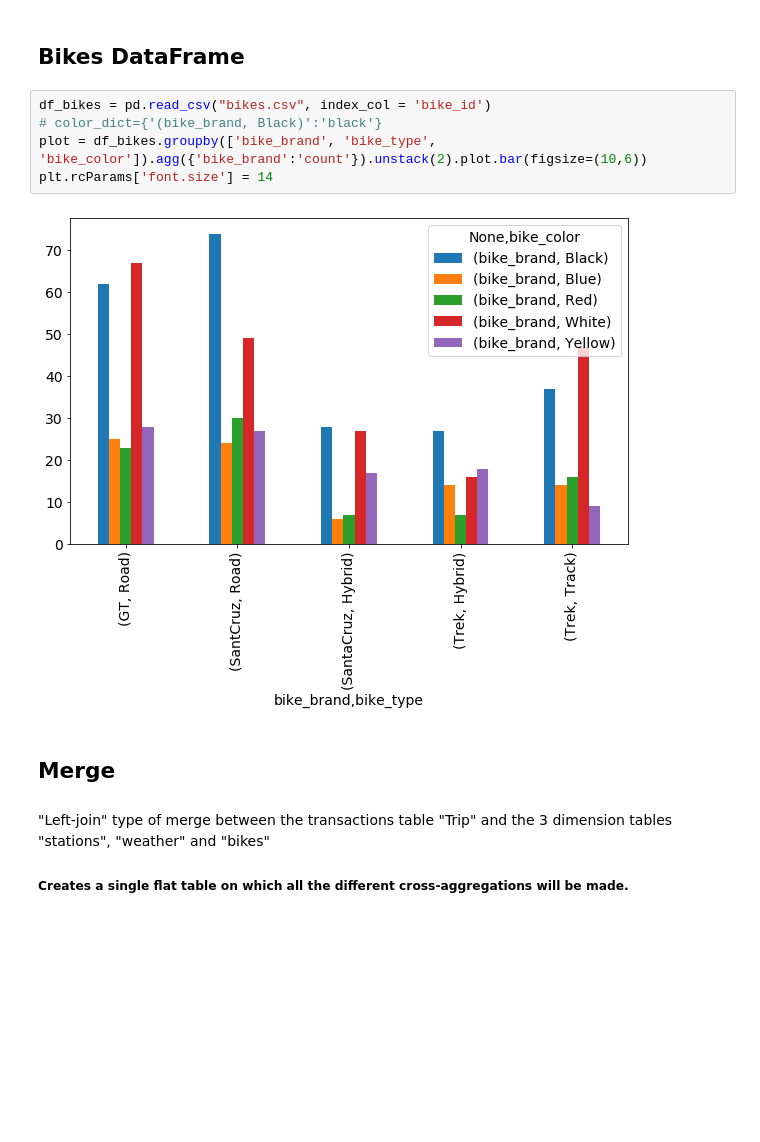
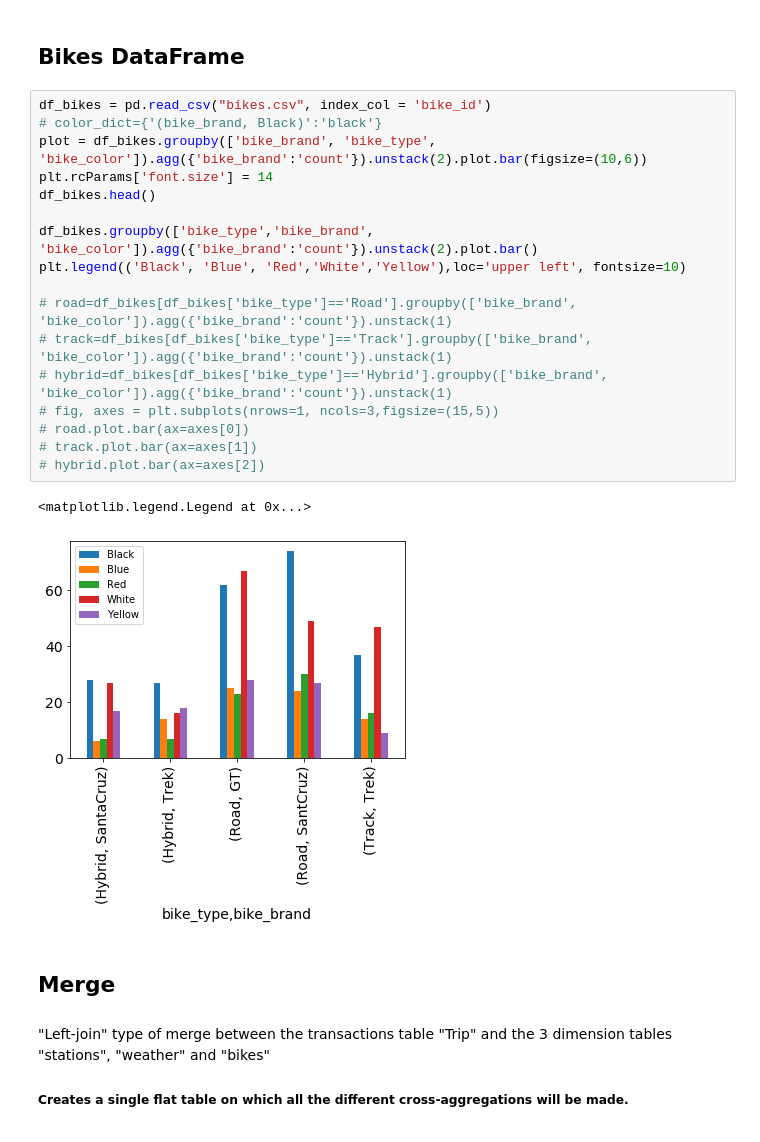
Before and after one commit to orbenishay/pandas-project, a Jupyter notebook: Bicycle_10.ipynb, the cells around one changed output. Saved outputs shown, nothing was run; the diff lists cells and outputs as text; blank space fills up the shorter version.

```diff
--- a/Bicycle_10.ipynb
+++ b/Bicycle_10.ipynb
@@ -132,13 +132,26 @@ plt.rcParams['font.size'] = 14
 [figure]
 # %% [markdown]
 ## Bikes DataFrame
-# %%
-df_bikes = pd.read_csv("bikes.csv", index_col = 'bike_id')
-# color_dict={'(bike_brand, Black)':'black'}
-plot = df_bikes.groupby(['bike_brand', 'bike_type', 'bike_color']).agg({'bike_brand':'count'}).unstack(2).plot.bar(figsize=(10,6))
-plt.rcParams['font.size'] = 14
-# %% [output]
-[figure, removed]
+# %%
+df_bikes = pd.read_csv("bikes.csv", index_col = 'bike_id')
+# color_dict={'(bike_brand, Black)':'black'}
+plot = df_bikes.groupby(['bike_brand', 'bike_type', 'bike_color']).agg({'bike_brand':'count'}).unstack(2).plot.bar(figsize=(10,6))
+plt.rcParams['font.size'] = 14
+df_bikes.head()
+
+df_bikes.groupby(['bike_type','bike_brand', 'bike_color']).agg({'bike_brand':'count'}).unstack(2).plot.bar()
+plt.legend(('Black', 'Blue', 'Red','White','Yellow'),loc='upper left', fontsize=10)
+
+# road=df_bikes[df_bikes['bike_type']=='Road'].groupby(['bike_brand', 'bike_color']).agg({'bike_brand':'count'}).unstack(1)
+# track=df_bikes[df_bikes['bike_type']=='Track'].groupby(['bike_brand', 'bike_color']).agg({'bike_brand':'count'}).unstack(1)
+# hybrid=df_bikes[df_bikes['bike_type']=='Hybrid'].groupby(['bike_brand', 'bike_color']).agg({'bike_brand':'count'}).unstack(1)
+# fig, axes = plt.subplots(nrows=1, ncols=3,figsize=(15,5))
+# road.plot.bar(ax=axes[0])
+# track.plot.bar(ax=axes[1])
+# hybrid.plot.bar(ax=axes[2])
+# %% [output]
+<matplotlib.legend.Legend at 0x...>
+[figure, added]
 # %% [markdown]
 ## **Merge**<h5>
 "Left-join" type of merge between the transactions table "Trip" and the 3 dimension tables "stations", "weather" and "bikes"<h5>
```
Also changed, not shown: parts of 1 cell of this notebook.
